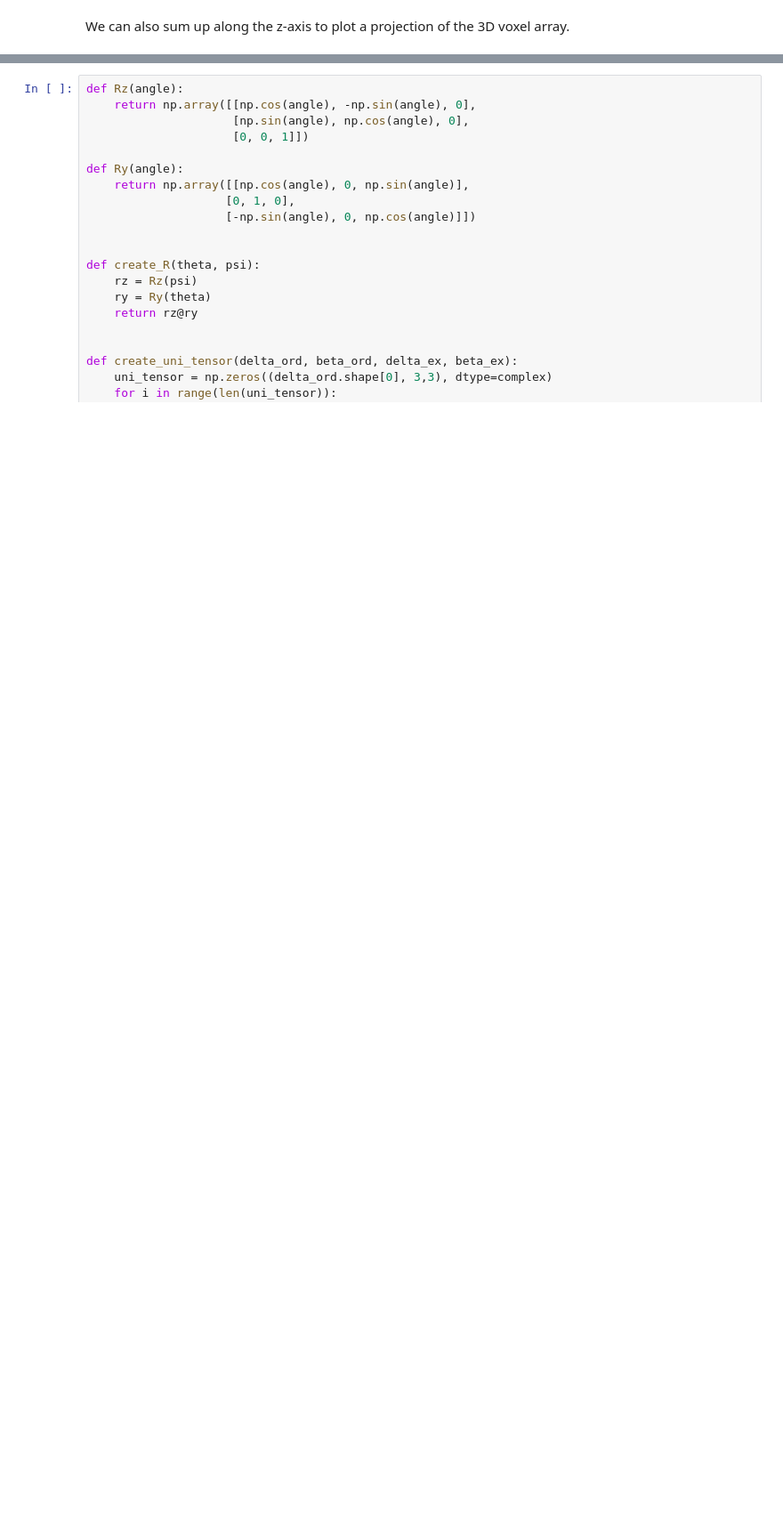
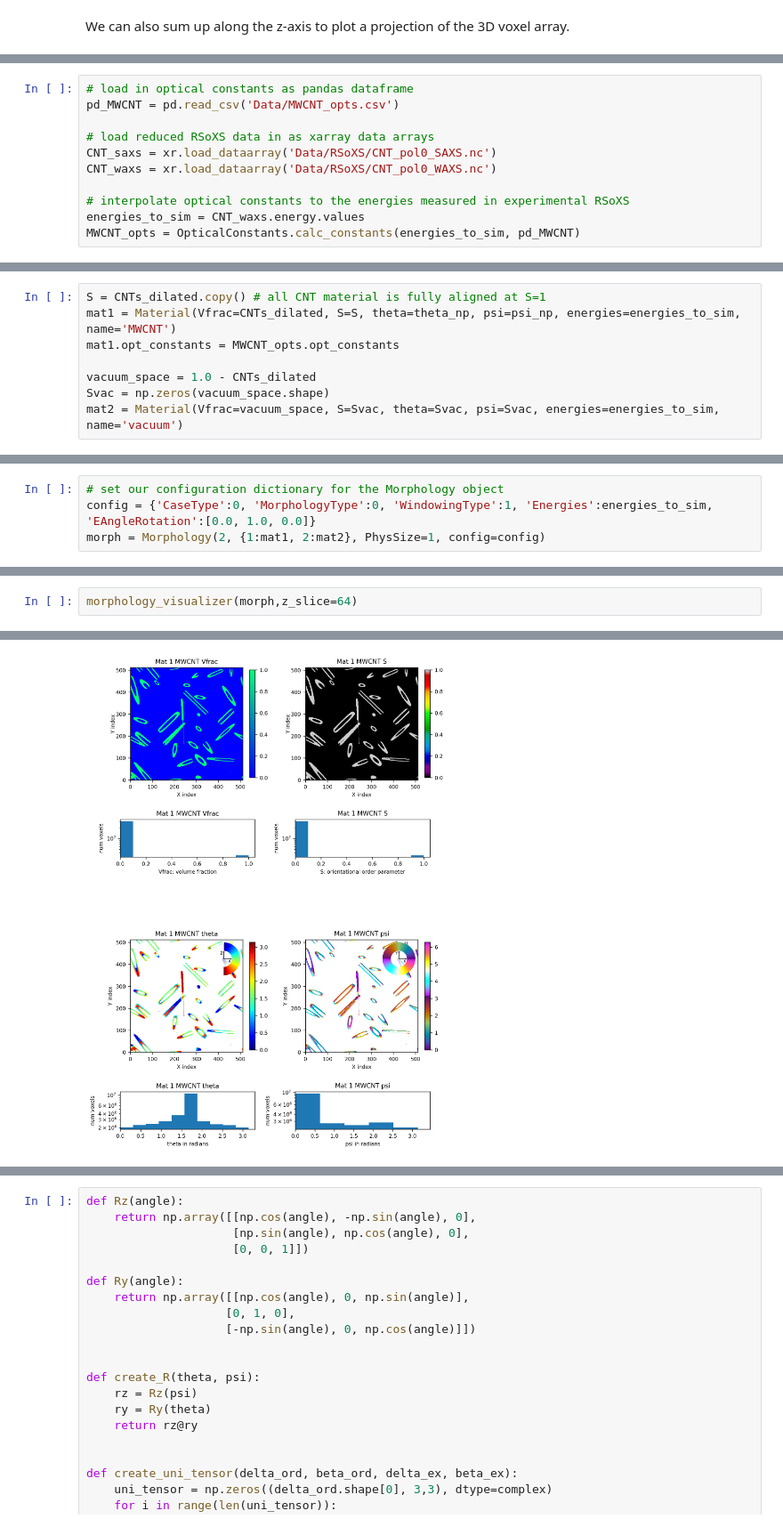
Before and after one commit to usnistgov/NRSS, a Jupyter notebook: src/NRSS_tutorials/MWCNTs/nb3_nrss.ipynb, the cells around one changed output, grey strips where cells are left out. Shown at 89% size. Drawn from its saved outputs; the diff is of its cells as text; blank space fills up the shorter version.

```diff
--- a/src/NRSS_tutorials/MWCNTs/nb3_nrss.ipynb
+++ b/src/NRSS_tutorials/MWCNTs/nb3_nrss.ipynb
@@ -116,0 +175,11 @@ from NRSS.visualizer import morphology_visualizer
+# %%
+# load in optical constants as pandas dataframe
+pd_MWCNT = pd.read_csv('Data/MWCNT_opts.csv')
+
+# load reduced RSoXS data in as xarray data arrays
+CNT_saxs = xr.load_dataarray('Data/RSoXS/CNT_pol0_SAXS.nc')
+CNT_waxs = xr.load_dataarray('Data/RSoXS/CNT_pol0_WAXS.nc')
+
+# interpolate optical constants to the energies measured in experimental RSoXS
+energies_to_sim = CNT_waxs.energy.values
+MWCNT_opts = OpticalConstants.calc_constants(energies_to_sim, pd_MWCNT)
@@ -116,0 +188,8 @@ from NRSS.visualizer import morphology_visualizer
+# %%
+S = CNTs_dilated.copy() # all CNT material is fully aligned at S=1
+mat1 = Material(Vfrac=CNTs_dilated, S=S, theta=theta_np, psi=psi_np, energies=energies_to_sim, name='MWCNT')
+mat1.opt_constants = MWCNT_opts.opt_constants
+
+vacuum_space = 1.0 - CNTs_dilated
+Svac = np.zeros(vacuum_space.shape)
+mat2 = Material(Vfrac=vacuum_space, S=Svac, theta=Svac, psi=Svac, energies=energies_to_sim, name='vacuum')
@@ -116,0 +198,4 @@ from NRSS.visualizer import morphology_visualizer
+# %%
+# set our configuration dictionary for the Morphology object
+config = {'CaseType':0, 'MorphologyType':0, 'WindowingType':1, 'Energies':energies_to_sim, 'EAngleRotation':[0.0, 1.0, 0.0]}
+morph = Morphology(2, {1:mat1, 2:mat2}, PhysSize=1, config=config)
@@ -116,0 +211,3 @@ from NRSS.visualizer import morphology_visualizer
+# %%
+morphology_visualizer(morph,z_slice=64)
+# %% [output]
@@ -116,0 +221 @@ from NRSS.visualizer import morphology_visualizer
+[figure, added]
```
Also changed, not shown: parts of 24 cells of this notebook, 2 other files.
